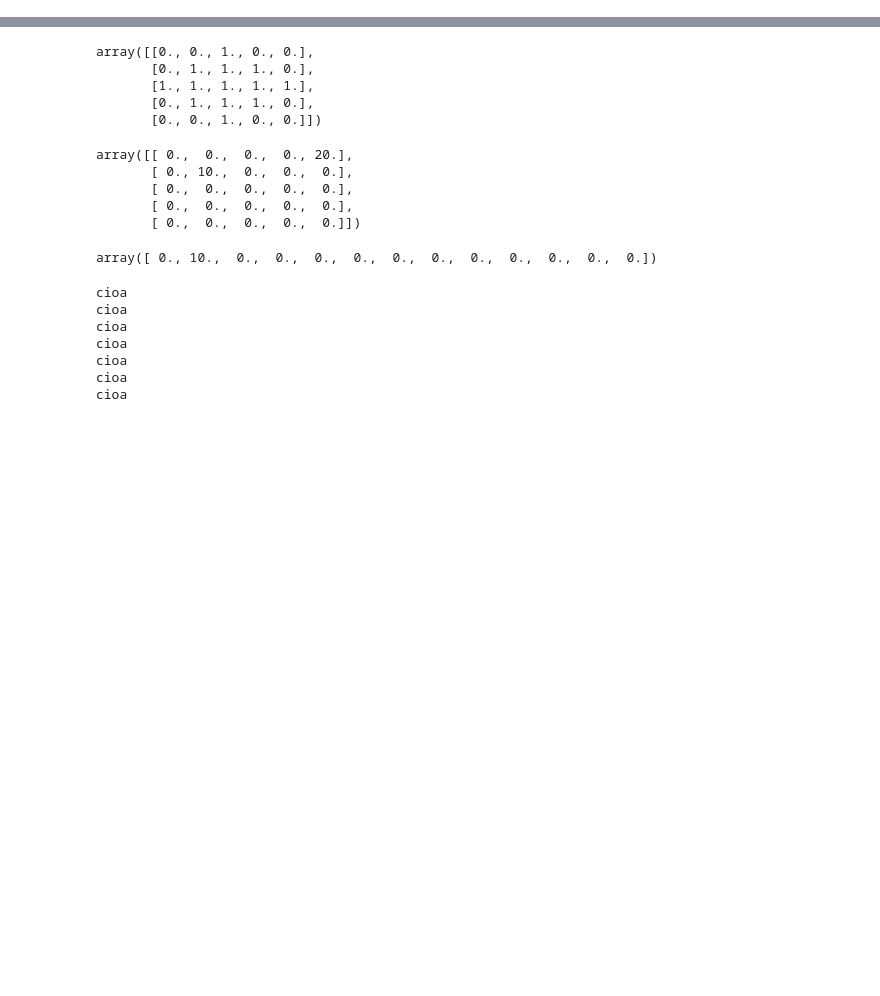
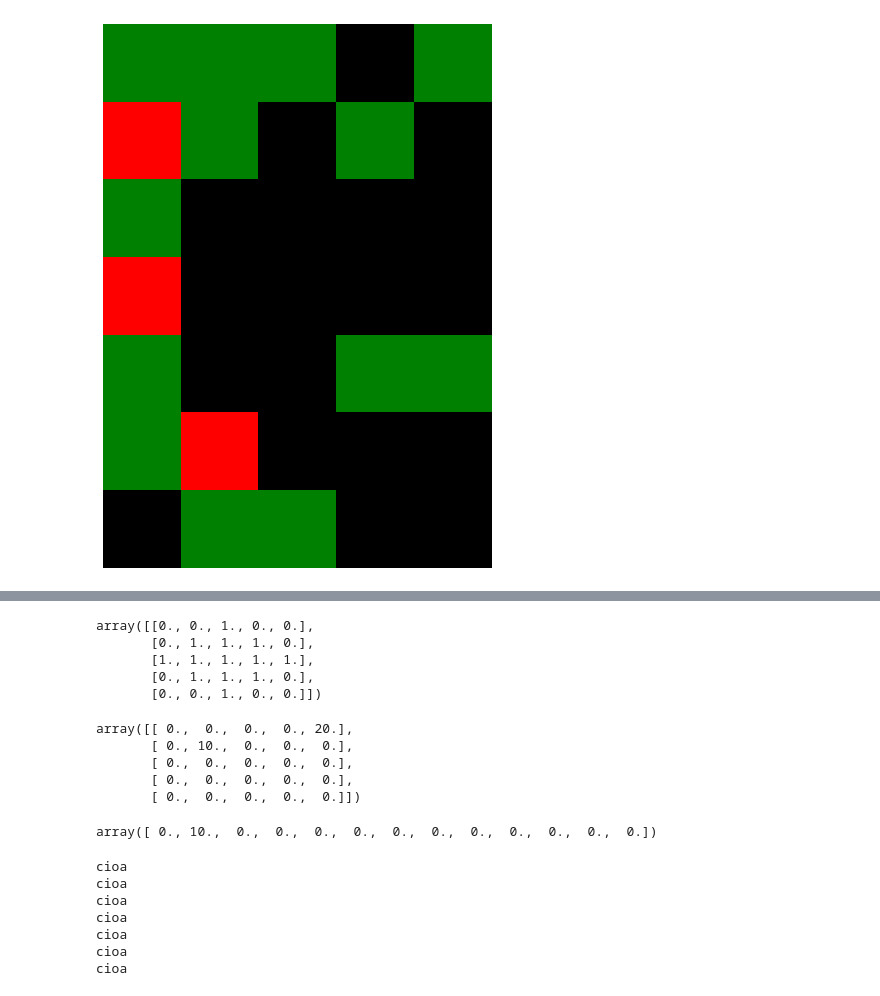
Before and after one commit to Wadaboa/cpr-appropriation, a Jupyter notebook: cpr.ipynb, the cells around one changed output, grey strips where cells are left out. Drawn from its saved outputs; the diff is of its cells as text; code cells hidden in the pictures; blank space fills up the shorter version.

```diff
--- a/cpr.ipynb
+++ b/cpr.ipynb
@@ -2,0 +166,2 @@ import numpy as np
+# %%
+env = gym.make('gym_cpr_grid:CPRGridEnv-v0', n_agents=3, grid_width=5, grid_height=7)
@@ -2,0 +182,4 @@ import numpy as np
+# %%
+env.render()
+# %% [output]
+[figure, added]
```
Also changed, not shown: parts of 29 cells of this notebook, 4 other files.
